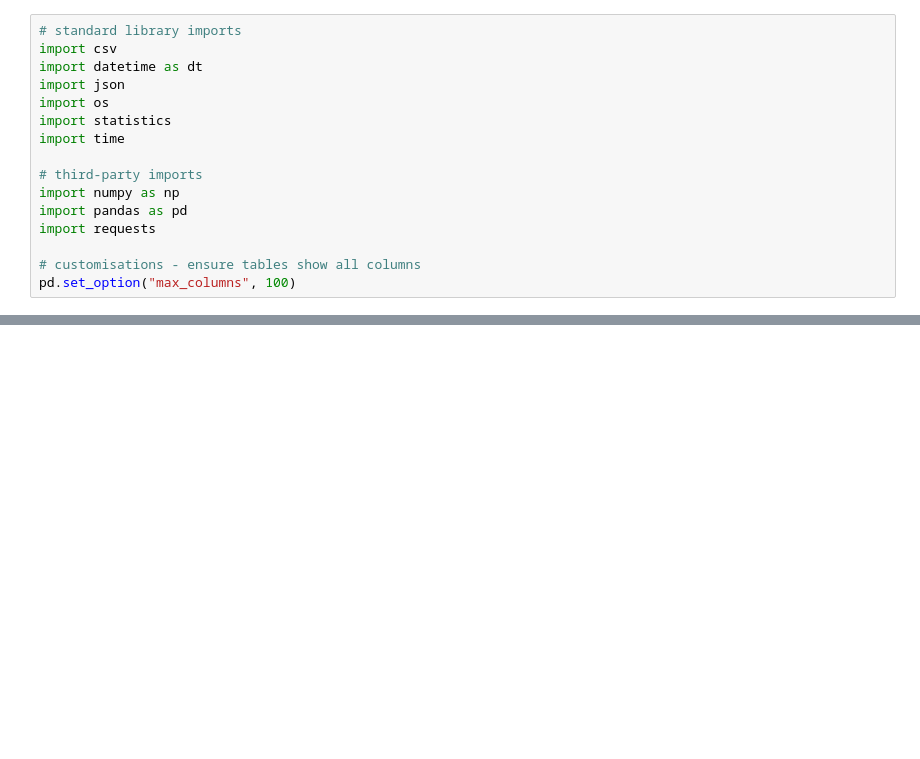
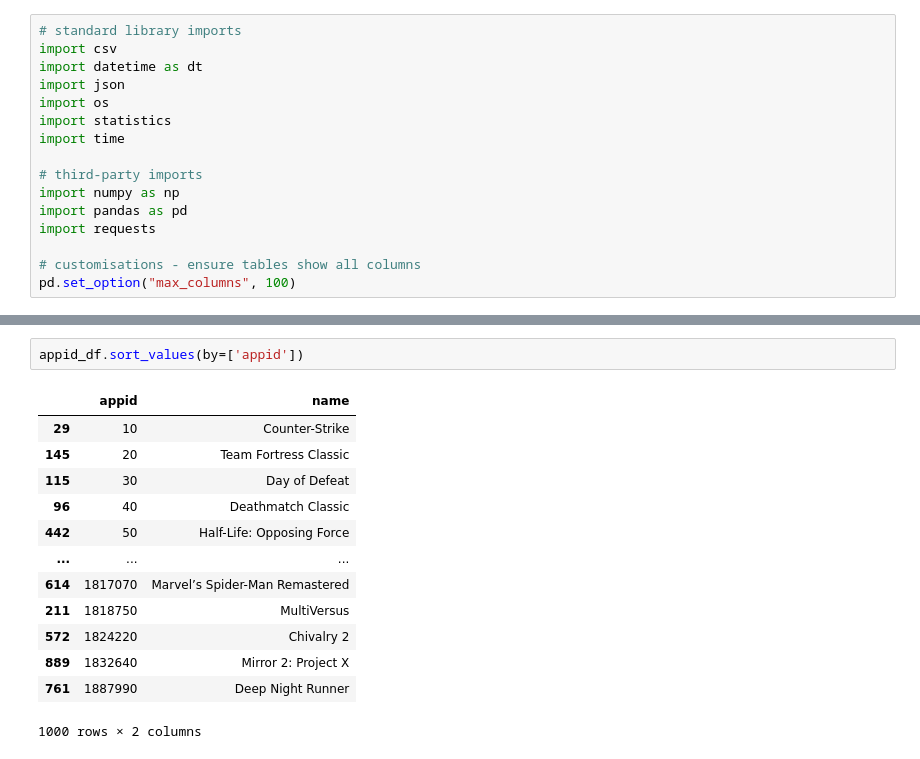
Before and after one commit to leoztl/Steam-dataset, a Jupyter notebook: data_collection.ipynb, the cells around one changed output, grey strips where cells are left out. Cells and saved outputs as stored; diff of their text form; blank space fills up the shorter version.

```diff
--- a/data_collection.ipynb
+++ b/data_collection.ipynb
@@ -126,0 +256,16 @@ False
+# %%
+appid_df.sort_values(by=['appid'])
+# %% [output]
+|  | appid | name |
+| 29 | 10 | Counter-Strike |
+| 145 | 20 | Team Fortress Classic |
+| 115 | 30 | Day of Defeat |
+| 96 | 40 | Deathmatch Classic |
+| 442 | 50 | Half-Life: Opposing Force |
+| ... | ... | ... |
+| 614 | 1817070 | Marvel’s Spider-Man Remastered |
+| 211 | 1818750 | MultiVersus |
+| 572 | 1824220 | Chivalry 2 |
+| 889 | 1832640 | Mirror 2: Project X |
+| 761 | 1887990 | Deep Night Runner |
+1000 rows × 2 columns
```
Also changed, not shown: parts of 9 cells of this notebook, 2 other files.
